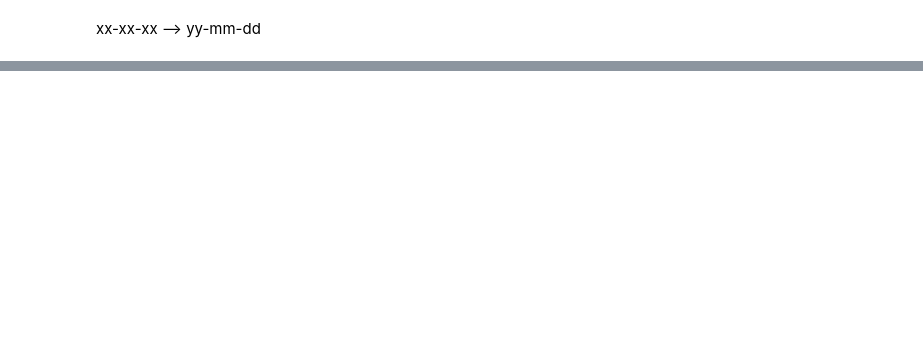
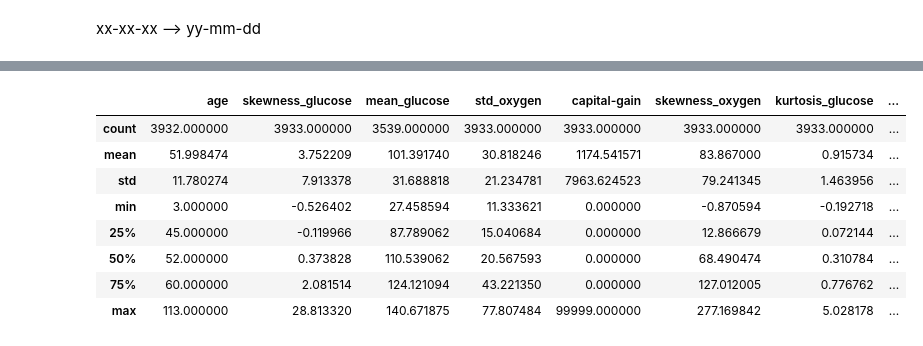
Before and after one commit to andsulavik/IAU_2019, a Jupyter notebook: 2faza.ipynb, the cells around one changed output, grey strips where cells are left out. Saved outputs shown, nothing was run; the diff lists cells and outputs as text; code cells hidden in the pictures; blank space fills up the shorter version.

```diff
--- a/2faza.ipynb
+++ b/2faza.ipynb
@@ -224,2 +565,12 @@ dataF['age'].unique()
 # %%
-dataF.info()
+dataF.describe()
+# %% [output]
+|  | age | skewness_glucose | mean_glucose | std_oxygen | capital-gain | skewness_oxygen | kurtosis_glucose | ... |
+| count | 3932.000000 | 3933.000000 | 3539.000000 | 3933.000000 | 3933.000000 | 3933.000000 | 3933.000000 | ... |
+| mean | 51.998474 | 3.752209 | 101.391740 | 30.818246 | 1174.541571 | 83.867000 | 0.915734 | ... |
+| std | 11.780274 | 7.913378 | 31.688818 | 21.234781 | 7963.624523 | 79.241345 | 1.463956 | ... |
+| min | 3.000000 | -0.526402 | 27.458594 | 11.333621 | 0.000000 | -0.870594 | -0.192718 | ... |
+| 25% | 45.000000 | -0.119966 | 87.789062 | 15.040684 | 0.000000 | 12.866679 | 0.072144 | ... |
+| 50% | 52.000000 | 0.373828 | 110.539062 | 20.567593 | 0.000000 | 68.490474 | 0.310784 | ... |
+| 75% | 60.000000 | 2.081514 | 124.121094 | 43.221350 | 0.000000 | 127.012005 | 0.776762 | ... |
+| max | 113.000000 | 28.813320 | 140.671875 | 77.807484 | 99999.000000 | 277.169842 | 5.028178 | ... |
```
Also changed, not shown: parts of 41 cells of this notebook.
